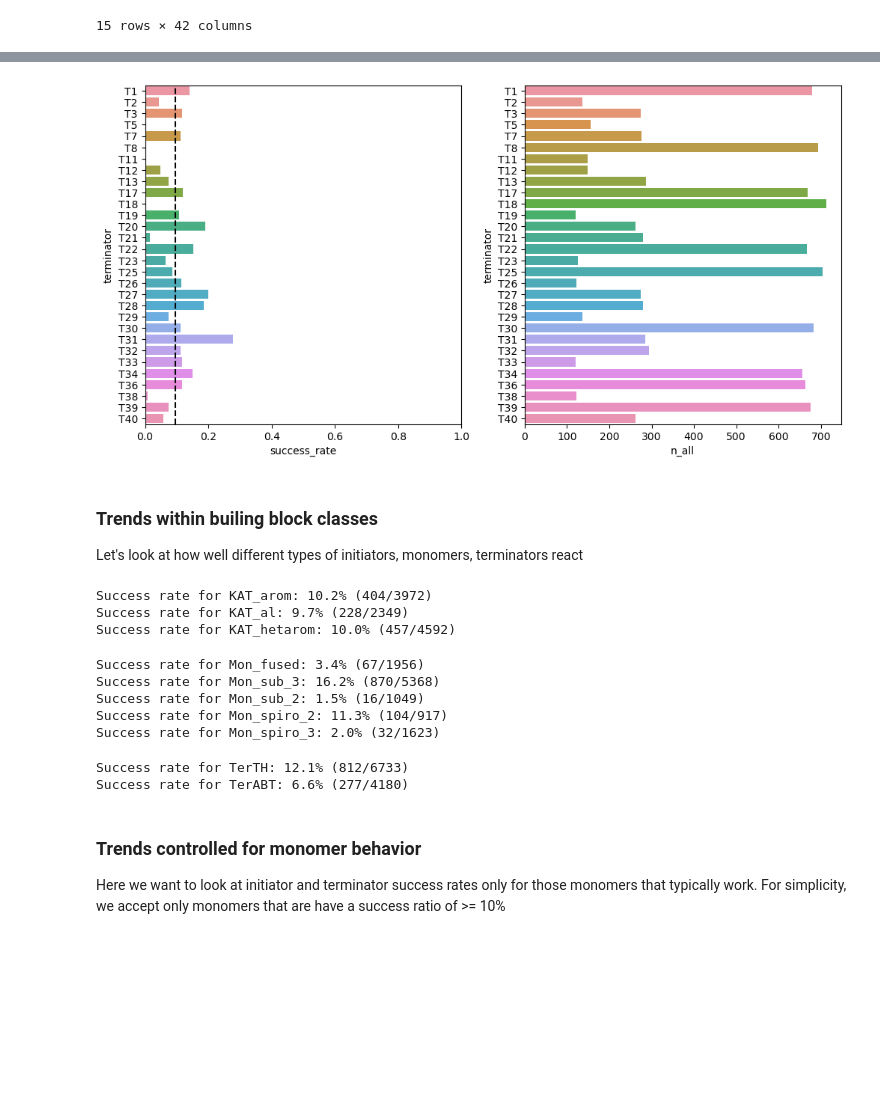
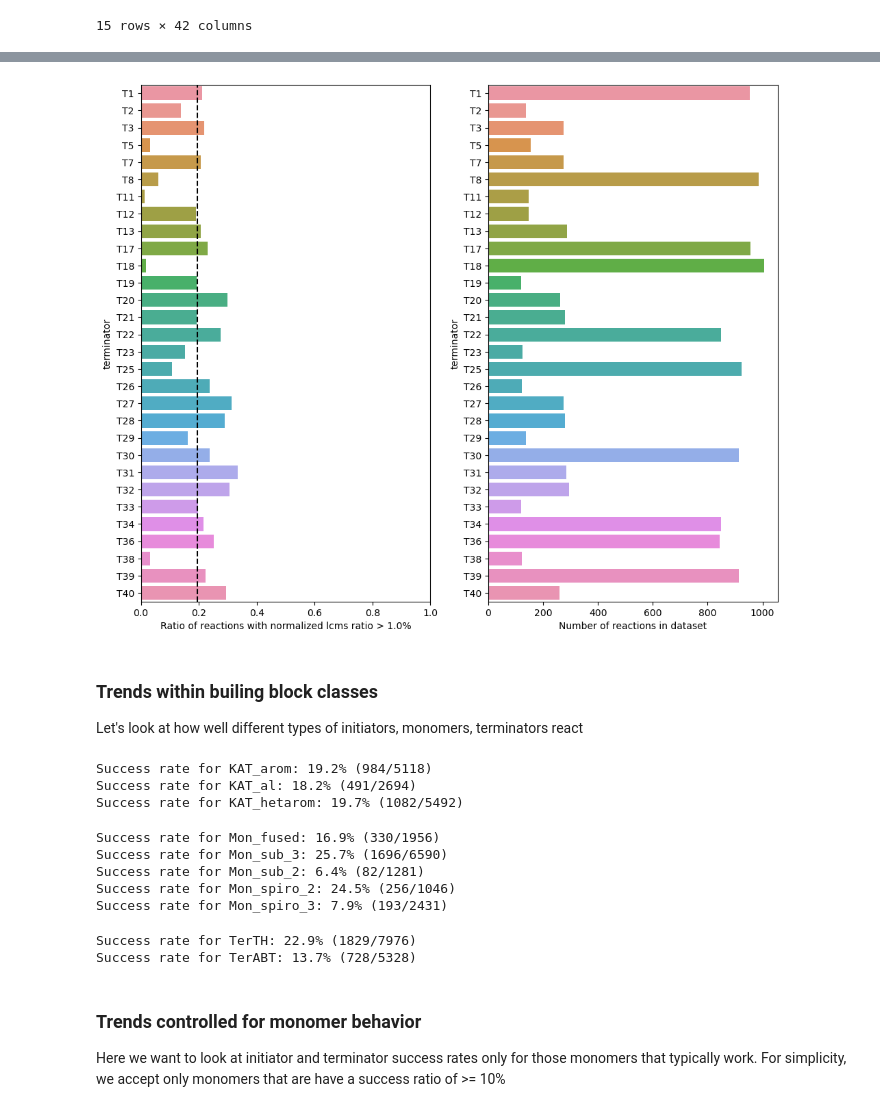
Before and after one commit to jugoetz/library-generation, a Jupyter notebook: notebooks/data_analysis/exploratory_data_analysis.ipynb, the cells around one changed output, grey strips where cells are left out. Saved outputs shown, nothing was run; the diff lists cells and outputs as text; code cells hidden in the pictures; blank space fills up the shorter version.

```diff
--- a/notebooks/data_analysis/exploratory_data_analysis.ipynb
+++ b/notebooks/data_analysis/exploratory_data_analysis.ipynb
@@ -39,4 +68,8 @@ Number of reactions (in total): 21544
 # %%
-df_full = df_full.loc[df_full['exp_nr'].between(4, 100)]  # kick out invalid experiments (SOP changed after exp3)
+# select experiment numbers for further analysis
+start_exp_nr = 4
+end_exp_nr = 12  # (inclusive)
+
+df_full = df_full.loc[df_full['exp_nr'].between(start_exp_nr, end_exp_nr)]  # kick out invalid experiments (SOP changed after exp3)
 print(f'Number of reactions since SOP change and without test reactions: {len(df_full)}')
 # %% [output]
@@ -312,3 +344,5 @@ Let's look into details: __For each initator, how many reactions have worked abo
+# %%
+THRESHOLD = 0.01
 # %%
 def calc_success_rate(df, column, threshold, sort_results=True):
     """
@@ -377,6 +411,6 @@ Success rate for M73: 0.4% (1/255)
 # %%
 # and the same for terminators
-success_rates_by_terminator = calc_success_rate(df, 'terminator', 0.05)
+success_rates_by_terminator = calc_success_rate(df, 'terminator', THRESHOLD)
 for _, i in success_rates_by_terminator.iterrows():
     print(f'Success rate for {i[0]}: {i[3]:.1%} ({i[1]}/{i[2]})')
 # %% [output]
@@ -485,47 +523,49 @@ Draw.MolsToGridImage(monomer_mols, subImgSize=(300, 300), legends=success_rates_
 # %%
 # show how many reactions are successful for each terminator
-fig, axs = plt.subplots(nrows=1, ncols=2, figsize=(12,6))
-axs[0].set_xlabel('Ratio of reactions with normalized lcms ratio >5%')
-axs[0].set_xlim(0,1)
+fig, axs = plt.subplots(nrows=1, ncols=2, figsize=(12,10))
+
 axs[0].axvline(success_rates_by_terminator['success_rate'].mean(), ls='--', c='black')
 sns.barplot(x=success_rates_by_terminator['success_rate'], y=success_rates_by_terminator['terminator'], ax=axs[0])
+sns.barplot(x=success_rates_by_terminator['n_all'], y=success_rates_by_terminator['terminator'], ax=axs[1])
 
+axs[0].set_xlabel(f'Ratio of reactions with normalized lcms ratio > {THRESHOLD:.1%}')
+axs[0].set_xlim(0,1)
 axs[1].set_xlabel('Number of reactions in dataset')
-sns.barplot(x=success_rates_by_terminator['n_all'], y=success_rates_by_terminator['terminator'], ax=axs[1])
+
 plt.show()
 # %% [output]
-[figure, old version]
+[figure, new version]
 # %% [markdown]
 ### Trends within builing block classes <a id=5></a>
 Let's look at how well different types of initiators, monomers, terminators react
 # %%
 # let's check Initiators
-success_rates_by_initiator_type = calc_success_rate(df, 'initiator_type', 0.05, sort_results=False)
+success_rates_by_initiator_type = calc_success_rate(df, 'initiator_type', THRESHOLD, sort_results=False)
 for _, i in success_rates_by_initiator_type.iterrows():
     print(f'Success rate for {i[0]}: {i[3]:.1%} ({i[1]}/{i[2]})')
 # %% [output]
-Success rate for KAT_arom: 10.2% (404/3972)
-Success rate for KAT_al: 9.7% (228/2349)
-Success rate for KAT_hetarom: 10.0% (457/4592)
+Success rate for KAT_arom: 19.2% (984/5118)
+Success rate for KAT_al: 18.2% (491/2694)
+Success rate for KAT_hetarom: 19.7% (1082/5492)
 # %%
 # let's check Monomers
-success_rates_by_monomer_type = calc_success_rate(df, 'monomer_type', 0.05, sort_results=False)
+success_rates_by_monomer_type = calc_success_rate(df, 'monomer_type', THRESHOLD, sort_results=False)
 for _, i in success_rates_by_monomer_type.iterrows():
     print(f'Success rate for {i[0]}: {i[1]/i[2]:.1%} ({i[1]}/{i[2]})')
 # %% [output]
-Success rate for Mon_fused: 3.4% (67/1956)
-Success rate for Mon_sub_3: 16.2% (870/5368)
-Success rate for Mon_sub_2: 1.5% (16/1049)
-Success rate for Mon_spiro_2: 11.3% (104/917)
-Success rate for Mon_spiro_3: 2.0% (32/1623)
+Success rate for Mon_fused: 16.9% (330/1956)
+Success rate for Mon_sub_3: 25.7% (1696/6590)
+Success rate for Mon_sub_2: 6.4% (82/1281)
+Success rate for Mon_spiro_2: 24.5% (256/1046)
+Success rate for Mon_spiro_3: 7.9% (193/2431)
 # %%
 # let's check Terminators
-success_rates_by_terminator_type = calc_success_rate(df, 'terminator_type', 0.05, sort_results=False)
+success_rates_by_terminator_type = calc_success_rate(df, 'terminator_type', THRESHOLD, sort_results=False)
 for _, i in success_rates_by_terminator_type.iterrows():
     print(f'Success rate for {i[0]}: {i[1]/i[2]:.1%} ({i[1]}/{i[2]})')
 # %% [output]
-Success rate for TerTH: 12.1% (812/6733)
-Success rate for TerABT: 6.6% (277/4180)
+Success rate for TerTH: 22.9% (1829/7976)
+Success rate for TerABT: 13.7% (728/5328)
 # %% [markdown]
 ### Trends controlled for monomer behavior <a id=6></a>
 Here we want to look at initiator and terminator success rates only for those monomers that typically work.
```
Also changed, not shown: parts of 29 cells of this notebook.
